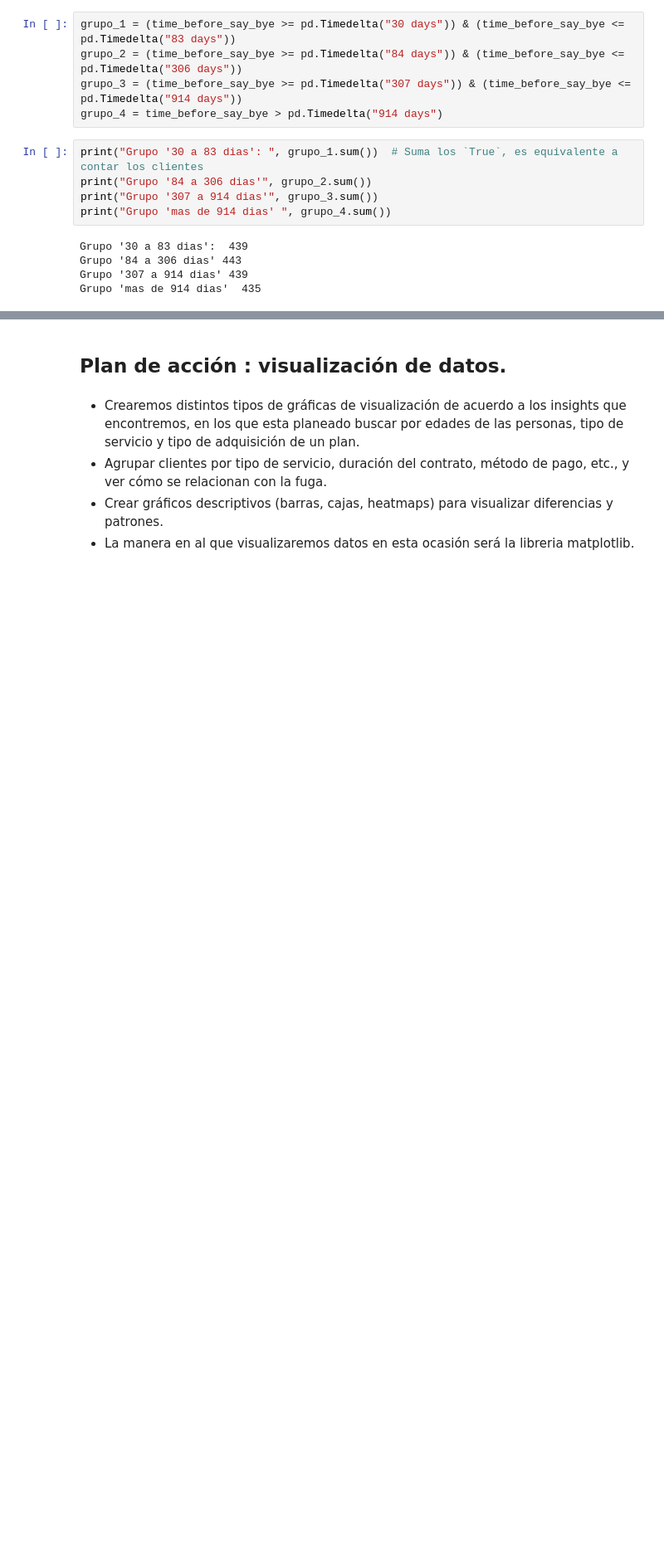
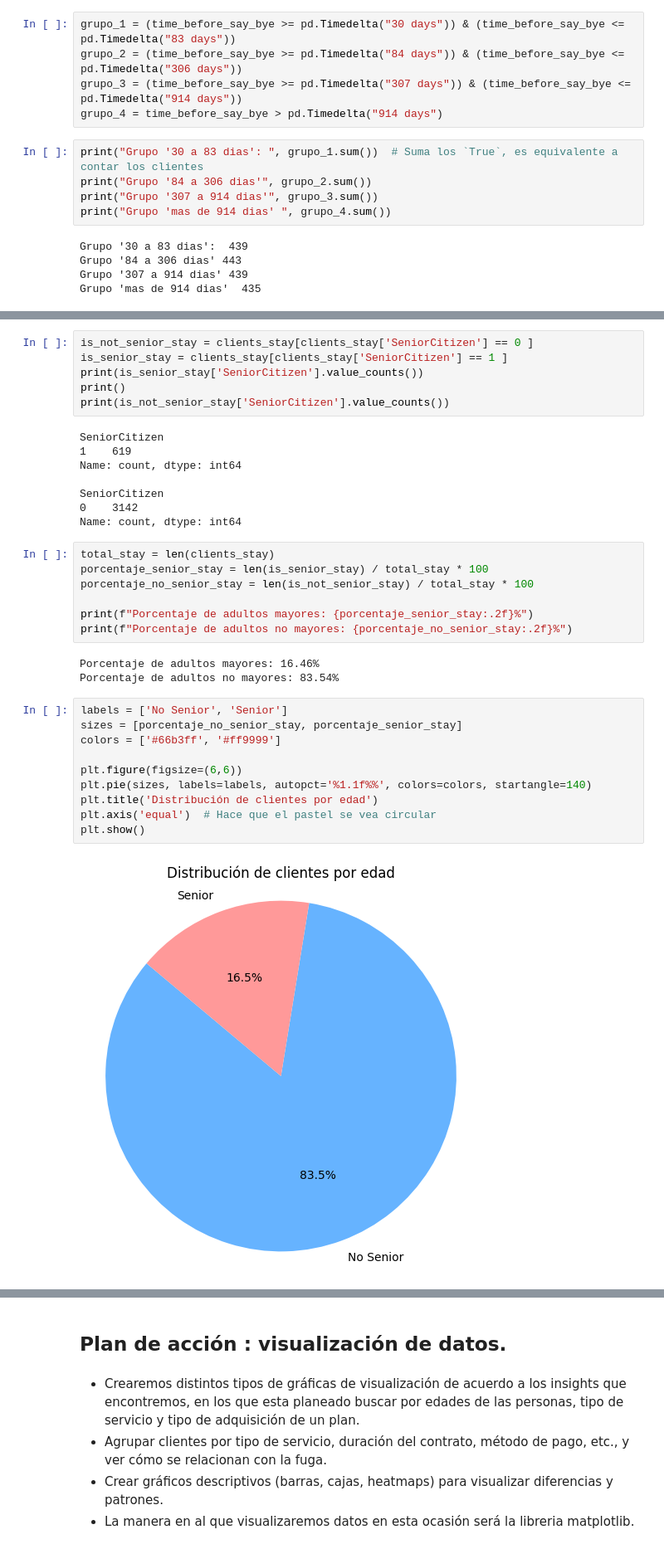
Before and after one commit to UnDogmaticSocrates/my_last_dance, a Jupyter notebook: My_last_dance/EDA.ipynb, the cells around one changed output, grey strips where cells are left out. Shown at 83% size. Drawn from its saved outputs; the diff is of its cells as text; blank space fills up the shorter version.

```diff
--- a/My_last_dance/EDA.ipynb
+++ b/My_last_dance/EDA.ipynb
@@ -481,0 +508,36 @@ Name: customerID, Length: 1756, dtype: object>
+# %%
+is_not_senior_stay = clients_stay[clients_stay['SeniorCitizen'] == 0 ]
+is_senior_stay = clients_stay[clients_stay['SeniorCitizen'] == 1 ]
+print(is_senior_stay['SeniorCitizen'].value_counts())
+print()
+print(is_not_senior_stay['SeniorCitizen'].value_counts())
+# %% [output]
+SeniorCitizen
+1    619
+Name: count, dtype: int64
+
+SeniorCitizen
+0    3142
+Name: count, dtype: int64
+# %%
+total_stay = len(clients_stay)
+porcentaje_senior_stay = len(is_senior_stay) / total_stay * 100
+porcentaje_no_senior_stay = len(is_not_senior_stay) / total_stay * 100
+
+print(f"Porcentaje de adultos mayores: {porcentaje_senior_stay:.2f}%")
+print(f"Porcentaje de adultos no mayores: {porcentaje_no_senior_stay:.2f}%")
+# %% [output]
+Porcentaje de adultos mayores: 16.46%
+Porcentaje de adultos no mayores: 83.54%
+# %%
+labels = ['No Senior', 'Senior']
+sizes = [porcentaje_no_senior_stay, porcentaje_senior_stay]
+colors = ['#66b3ff', '#ff9999']
+
+plt.figure(figsize=(6,6))
+plt.pie(sizes, labels=labels, autopct='%1.1f%%', colors=colors, startangle=140)
+plt.title('Distribución de clientes por edad')
+plt.axis('equal')  # Hace que el pastel se vea circular
+plt.show()
+# %% [output]
+[figure, added]
```
Also changed, not shown: parts of 19 cells of this notebook.
